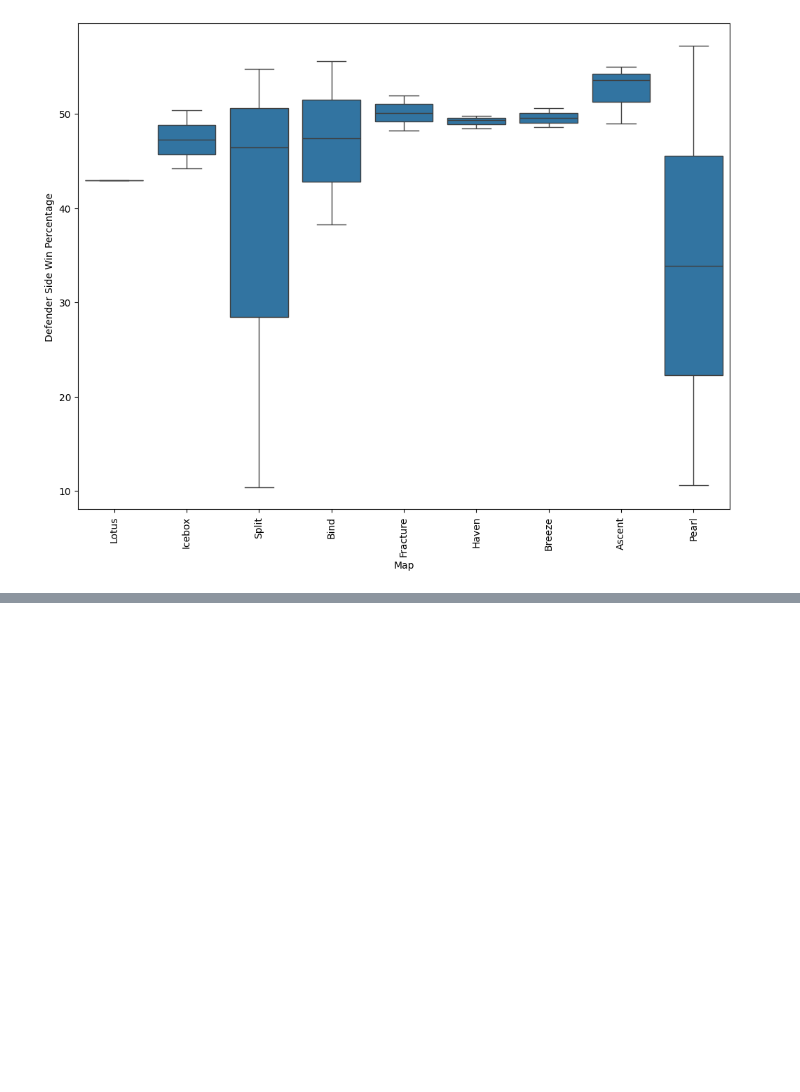
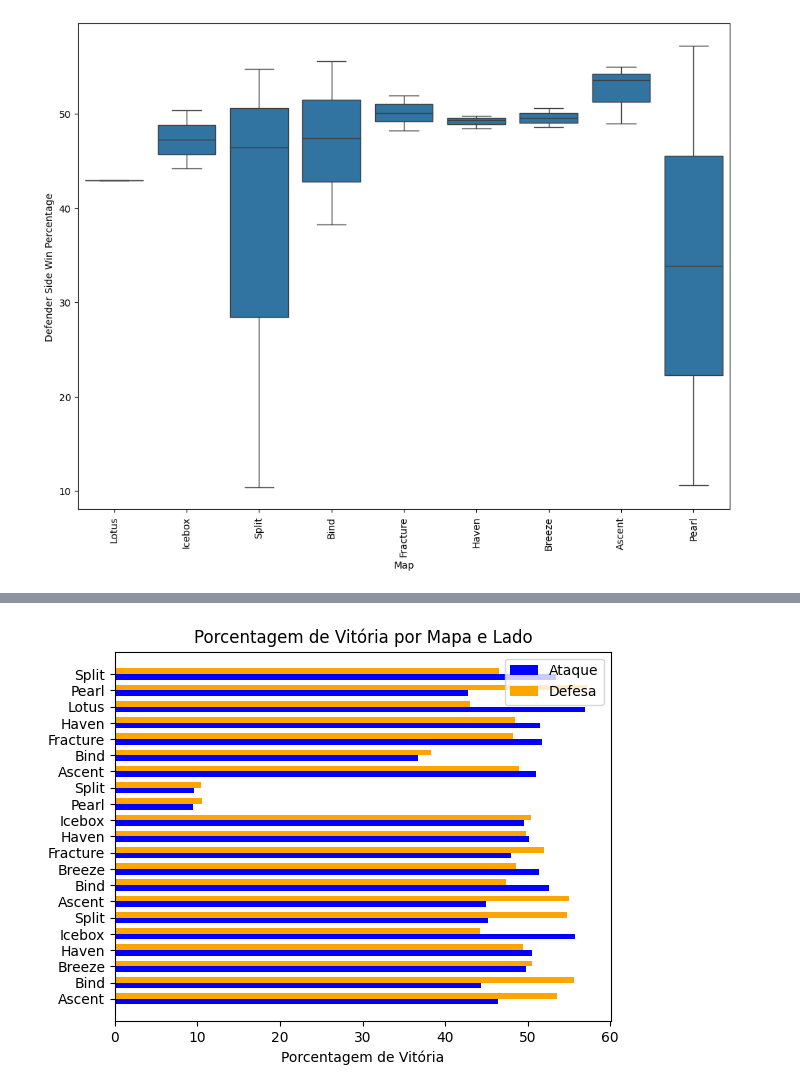
Before and after one commit to PedroLSCabral/Projeto-ICD, a Jupyter notebook: Apresentation.ipynb, the cells around one changed output, grey strips where cells are left out. Cells and saved outputs as stored; diff of their text form; code cells hidden in the pictures; blank space fills up the shorter version.

```diff
--- a/Apresentation.ipynb
+++ b/Apresentation.ipynb
@@ -143,0 +133,29 @@ plt.show()
+# %%
+def mostraGrafico(maps_vct):
+
+    bar_width = 0.35
+
+
+    bar_positions = np.arange(len(maps_vct))
+
+
+    fig, ax = plt.subplots()
+
+
+    ax.barh(bar_positions - bar_width/2, maps_vct['Attacker Side Win Percentage'], bar_width, label='Ataque', color='blue')
+
+
+    ax.barh(bar_positions + bar_width/2, maps_vct['Defender Side Win Percentage'], bar_width, label='Defesa', color='orange')
+
+
+    ax.set_yticks(bar_positions)
+    ax.set_yticklabels(maps_vct['Map'])
+    ax.set_xlabel('Porcentagem de Vitória')
+    ax.set_title('Porcentagem de Vitória por Mapa e Lado')
+    ax.legend()
+
+    plt.show()
+# %%
+mostraGrafico(maps_vct)
+# %% [output]
+[figure, added]
```
Also changed, not shown: parts of 1 cell of this notebook.
